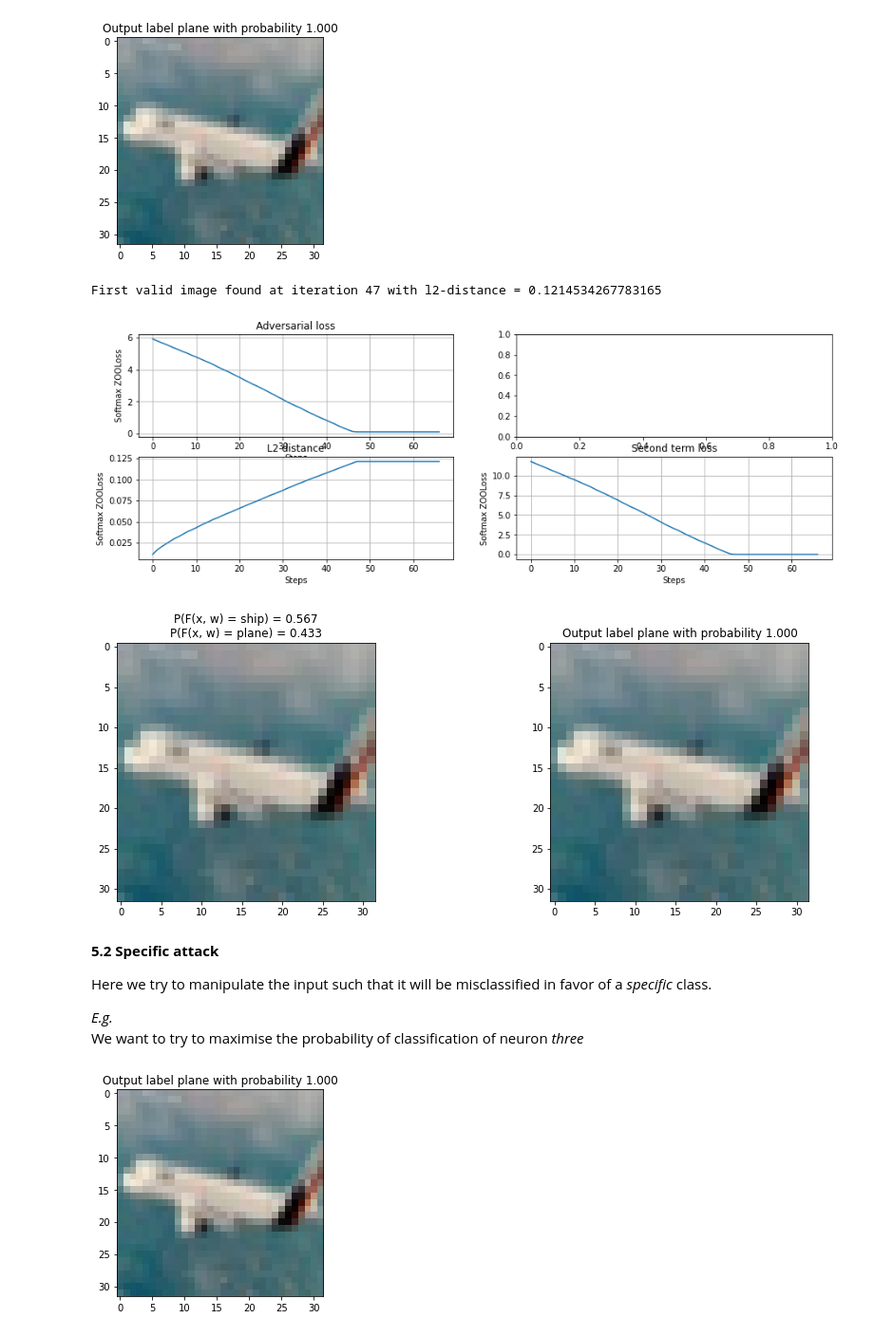
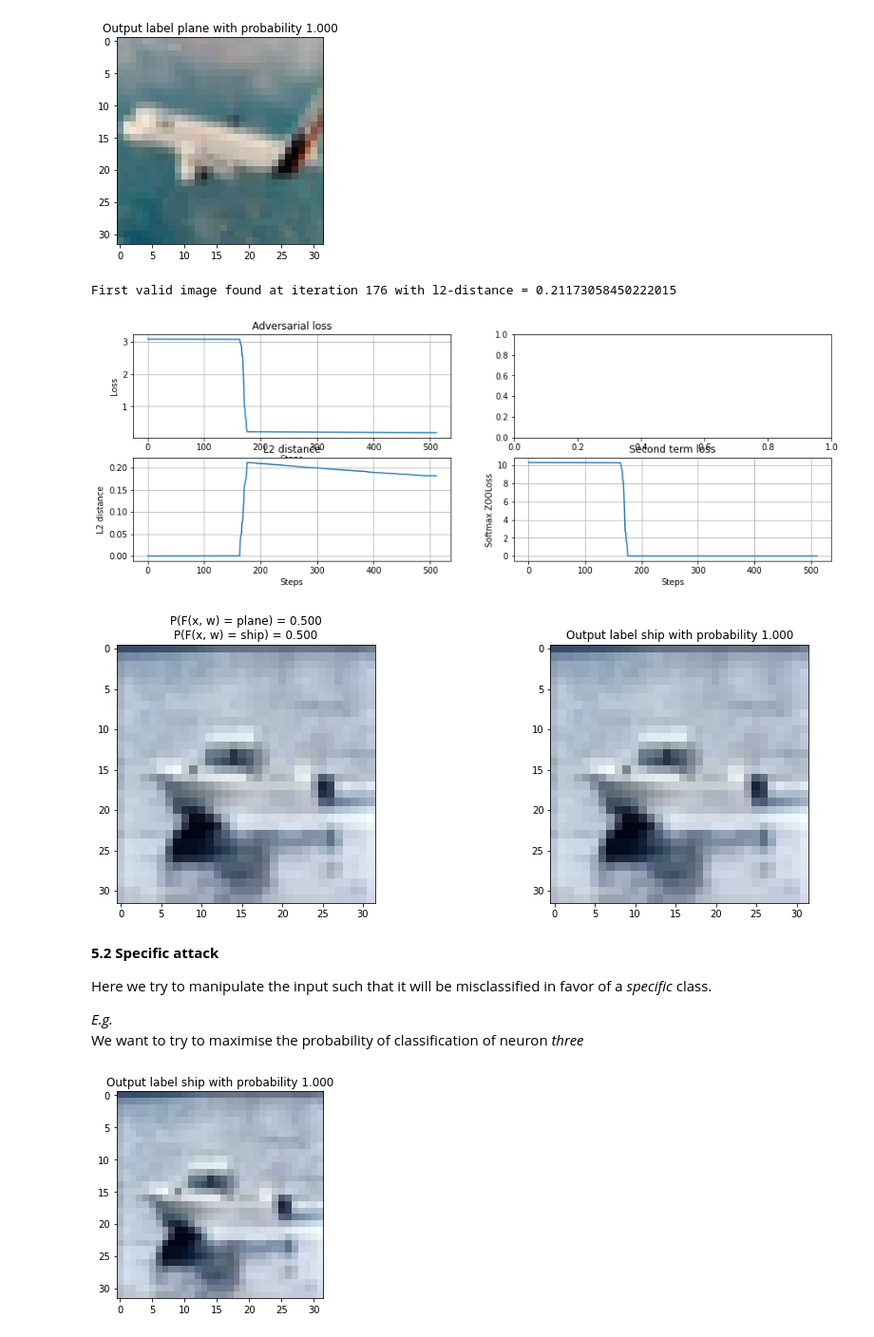
Before and after one commit to f-grimaldi/AdvAttack, a Jupyter notebook: AttackCIFAR10_ZOO.ipynb, the cells around one changed output. Shown: that part at 95% size. Cells and saved outputs as stored; diff of their text form; code cells hidden in the pictures.

Commit message:
Parameters Fixed

```diff
--- a/AttackCIFAR10_ZOO.ipynb
+++ b/AttackCIFAR10_ZOO.ipynb
@@ -126,20 +130,19 @@ We want to try to minimize the probability of classification of neuron *zero*
 index = 3
 
 # 2. Define params
-solver = "adam"
-#solver = "newton"
-params = {'x': X[index], 'c': 0.5, 'learning_rate': 1e-2,
-          'n_gradients': 128, 'solver': solver, 'max_steps': 1000,
+#solver = "adam"
+solver = "newton"
+
+params = {'x': X[index], 'c': 0.3, 'learning_rate': 1e-2,
+          'n_gradient': 128, 'solver': solver, 'max_steps': 1000,
           'verbose': 0, 'stop_criterion': True, 'additional_out': True}
 
-# 3. Display choosen image
 net.eval()
 img_orig = X[index].cpu().numpy()
 out_orig = nn.Softmax(dim=1)(net(X[index].reshape(1, *list(img.shape))))
 plt.imshow(np.transpose(img_orig, (1, 2, 0)))
 original_label = torch.argmax(out_orig).item()
-plt.title('Output "{}"({}) with probability {:.3f}'.format(DataLoader.classes[original_label], original_label,
-                                                           float(out_orig[0, original_label])))
+plt.title('Output label {} with probability {:.3f}'.format(DataLoader.classes[original_label], float(out_orig[0, original_label])))
 plt.show()
 # %% [output]
 [figure]
@@ -151,6 +154,9 @@ adv_optimizer = ZOOptim.ZOOptim(model=net, loss=adv_loss, device='cuda')
 ### Run the optimizer
 x, loss, l2_dist, losses_st, outs = adv_optimizer.run(**params)
 
+#(X[index], c=0.5, learning_rate=0.001, stop_criterion=True, solver=solver, verbose=0, max_iterations=1000, additional_out=True)
+
+
 ### Compute manually last output
 out = nn.Softmax(dim=1)(net(x.reshape(1, *list(img.shape))))
 label = torch.argmax(out).item()
@@ -158,19 +164,16 @@ img = x.detach().cpu().numpy()
 
 ### Display results
 fig, ax = plt.subplots(2, 2, figsize=(15, 5))
-# Adversarial Loss
 ax[0,0].plot(loss)
 ax[0,0].set_title('Adversarial loss')
-ax[0,0].set_ylabel('Adversarial loss')
+ax[0,0].set_ylabel('Loss')
 ax[0,0].set_xlabel('Steps')
 ax[0,0].grid()
-# L2 distance
 ax[1,0].plot(l2_dist)
 ax[1,0].set_title('L2 distance')
-ax[1,0].set_ylabel('L2_dist')
+ax[1,0].set_ylabel('L2 distance')
 ax[1,0].set_xlabel('Steps')
 ax[1,0].grid()
-# Second loss term
 ax[1,1].plot(losses_st)
 ax[1,1].set_title('Second term loss')
 ax[1,1].set_ylabel('Softmax ZOOLoss')
@@ -178,24 +181,18 @@ ax[1,1].set_xlabel('Steps')
 ax[1,1].grid()
 plt.show
 
-### Display adversarial example and original image
 fig, ax = plt.subplots(1, 2, figsize=(15, 5))
-# Adversarial example
 ax[0].imshow(np.transpose(img_orig, (1, 2, 0)))
-ax[0].set_title('P(F(x, w) = {}) = {:.3f}\nP(F(x, w) = {}) = {:.3f}'.format(DataLoader.classes[label],
-                                                                            float(out[0, label]),
-                                                                            DataLoader.classes[original_label],
-                                                                            float(out[0, original_label])))
-# Original image
+ax[0].set_title('P(F(x, w) = {}) = {:.3f}\nP(F(x, w) = {}) = {:.3f}'.format(DataLoader.classes[label], float(out[0, label]),
+                                                                             DataLoader.classes[original_label], float(out[0, original_label])))
 ax[1].imshow(np.transpose(img_orig, (1, 2, 0)))
 original_label = torch.argmax(out_orig)
-ax[1].set_title('Output label {} with probability {:.3f}'.format(DataLoader.classes[original_label],
-                                                                 float(out_orig[0, original_label])))
+ax[1].set_title('Output label {} with probability {:.3f}'.format(DataLoader.classes[original_label], float(out_orig[0, original_label])))
 plt.show()
 # %% [output]
-First valid image found at iteration 47 with l2-distance = 0.1214534267783165
+First valid image found at iteration 176 with l2-distance = 0.21173058450222015
-[figure, old version]
+[figure, new version]
-[figure, old version]
+[figure, new version]
 # %% [markdown]
 **5.2 Specific attack**
 
@@ -205,26 +202,24 @@ Here we try to manipulate the input such that it will be misclassified in favor
 We want to try to maximise the probability of classification of neuron *three*
 # %%
 # 1. Choose image
-index = 3
+index = 2
 
 # 2. Define params
-desired_ouput = 2
-solver = "adam"
-#solver = "newton"
-params = {'x': X[index], 'c': 0.5, 'learning_rate': 1e-2,
-          'n_gradients': 128, 'solver': solver, 'max_steps': 1000,
+#solver = "adam"
+solver = "newton"
+
+params = {'x': X[index], 'c': 0.3, 'learning_rate': 1e-2,
+          'n_gradient': 128, 'solver': solver, 'max_steps': 1000,
           'verbose': 0, 'stop_criterion': True, 'additional_out': True}
 
-# 3. Display choosen image
 net.eval()
 img_orig = X[index].cpu().numpy()
 out_orig = nn.Softmax(dim=1)(net(X[index].reshape(1, *list(img.shape))))
 plt.imshow(np.transpose(img_orig, (1, 2, 0)))
 original_label = torch.argmax(out_orig).item()
-plt.title('Output "{}"({}) with probability {:.3f}'.format(DataLoader.classes[original_label], original_label,
-                                                           float(out_orig[0, original_label])))
+plt.title('Output label {} with probability {:.3f}'.format(DataLoader.classes[original_label], float(out_orig[0, original_label])))
 plt.show()
 # %% [output]
-[figure, old version]
+[figure, new version]
 # %%
 ### Define our custom loss function and call the optimizer
```
Also changed, not shown: parts of 10 cells of this notebook, 9 other files.
